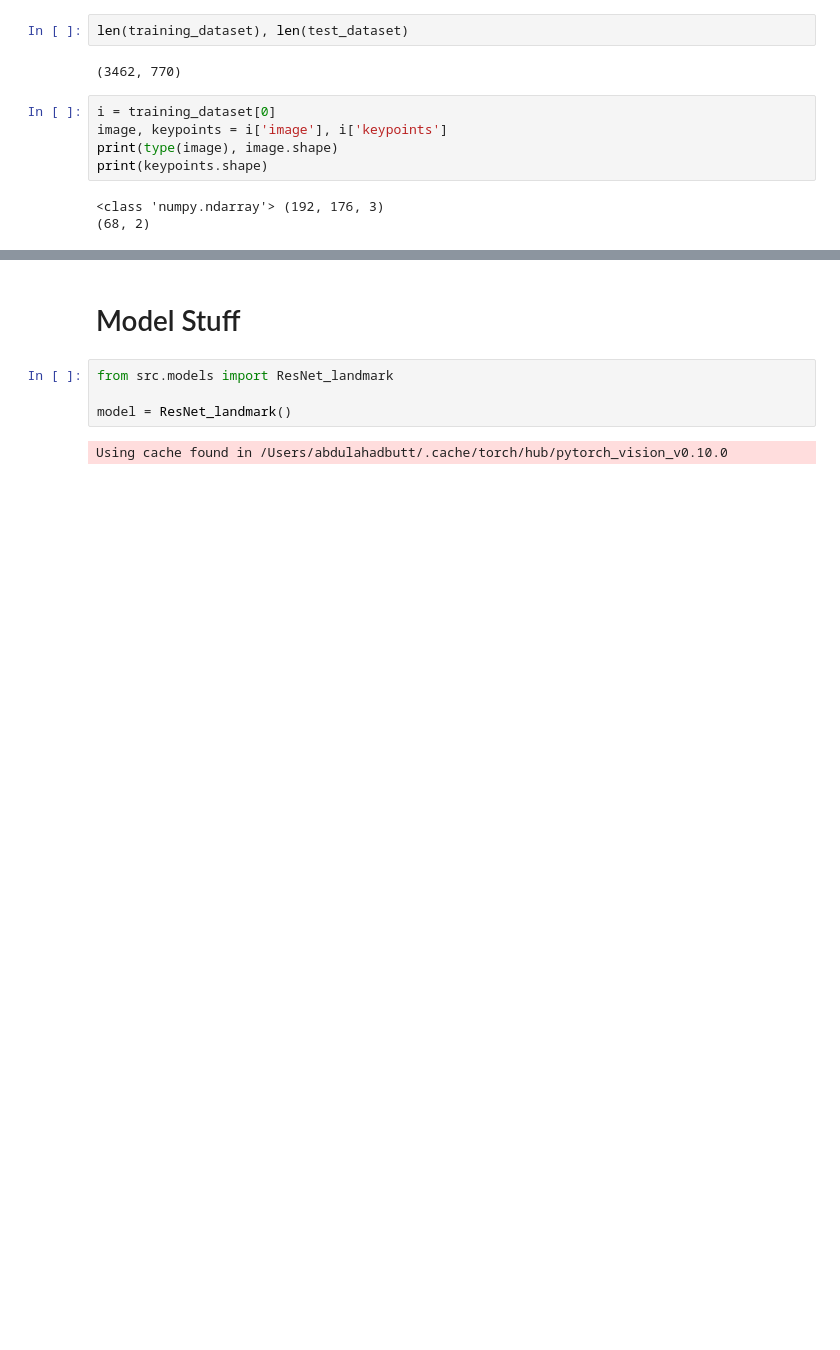
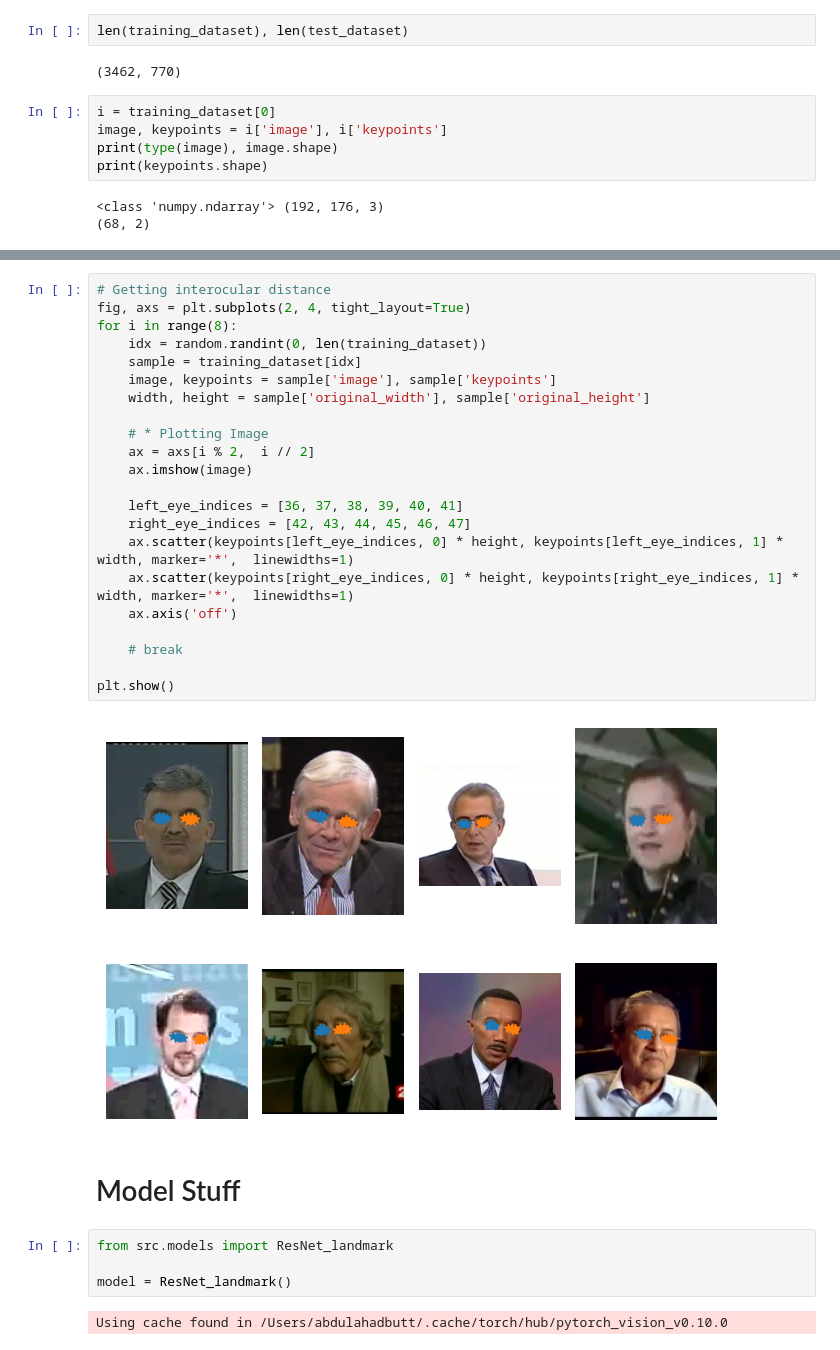
Before and after one commit to abdulahadbutt/CV701-Assignment4, a Jupyter notebook: EDA.ipynb, the cells around one changed output, grey strips where cells are left out. Saved outputs shown, nothing was run; the diff lists cells and outputs as text; blank space fills up the shorter version.

```diff
--- a/EDA.ipynb
+++ b/EDA.ipynb
@@ -55,3 +56,27 @@ plt.show()
+# %%
+# Getting interocular distance
+fig, axs = plt.subplots(2, 4, tight_layout=True)
+for i in range(8):
+    idx = random.randint(0, len(training_dataset))
+    sample = training_dataset[idx]
+    image, keypoints = sample['image'], sample['keypoints']
+    width, height = sample['original_width'], sample['original_height']
+
+    # * Plotting Image
+    ax = axs[i % 2,  i // 2]
+    ax.imshow(image)
+
+    left_eye_indices = [36, 37, 38, 39, 40, 41]
+    right_eye_indices = [42, 43, 44, 45, 46, 47]
+    ax.scatter(keypoints[left_eye_indices, 0] * height, keypoints[left_eye_indices, 1] * width, marker='*',  linewidths=1)
+    ax.scatter(keypoints[right_eye_indices, 0] * height, keypoints[right_eye_indices, 1] * width, marker='*',  linewidths=1)
+    ax.axis('off')
+
+    # break
+
+plt.show()
+# %% [output]
+[figure, added]
 # %% [markdown]
 # Model Stuff
 # %%
```
Also changed, not shown: parts of 1 cell of this notebook, 4 other files.
